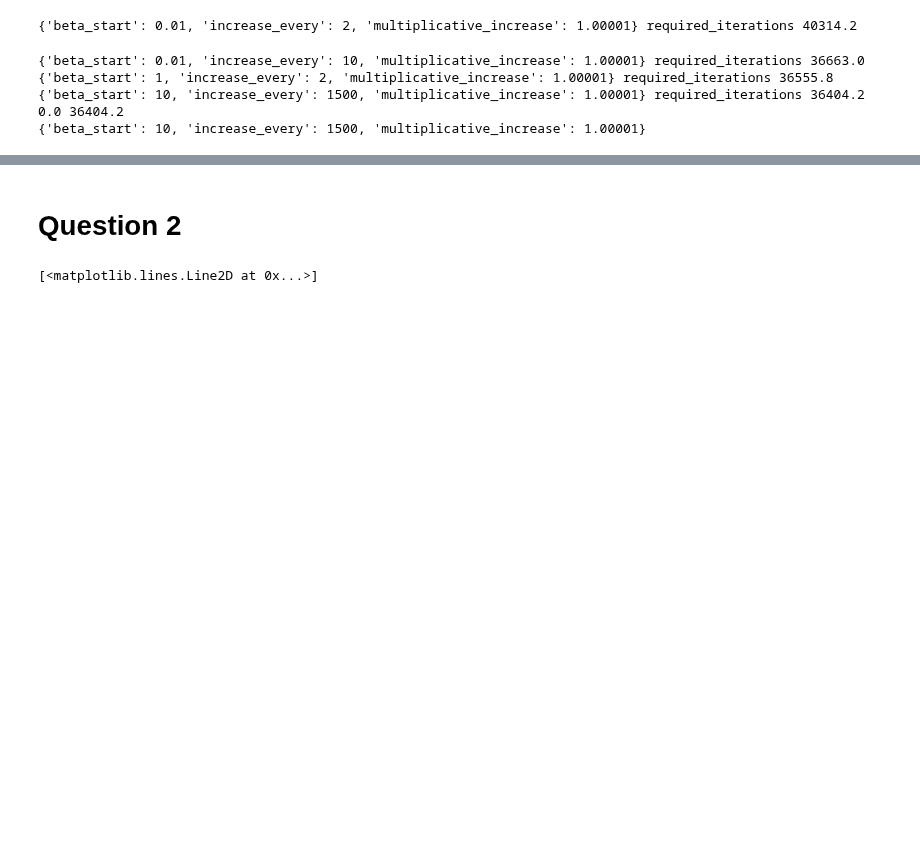
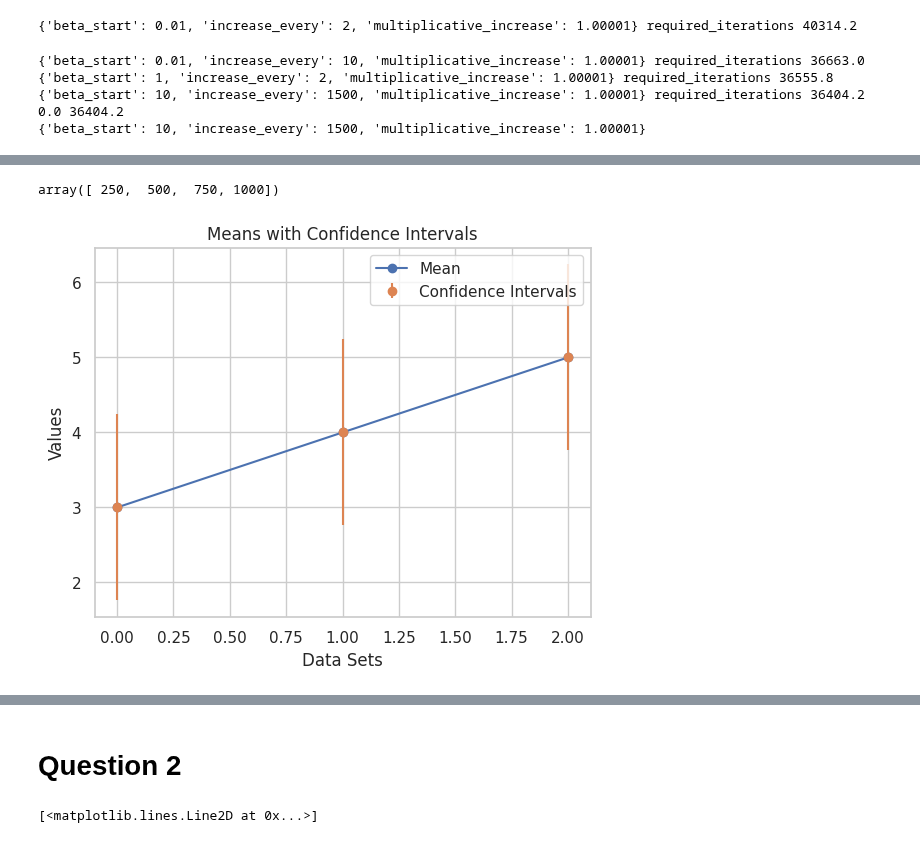
Before and after one commit to michelelupini/MC-project, a Jupyter notebook: new_main.ipynb, the cells around one changed output, grey strips where cells are left out. Cells and saved outputs as stored; diff of their text form; code cells hidden in the pictures; blank space fills up the shorter version.

```diff
--- a/new_main.ipynb
+++ b/new_main.ipynb
@@ -127,0 +148,37 @@ KeyboardInterrupt:
+# %%
+m_values
+# %% [output]
+array([ 250,  500,  750, 1000])
+# %%
+import numpy as np
+import matplotlib.pyplot as plt
+
+# Assuming 'data' is your list of lists
+data = [[1, 2, 3, 4, 5],
+        [2, 3, 4, 5, 6],
+        [3, 4, 5, 6, 7]]
+
+# Calculate means and confidence intervals
+means = np.mean(data, axis=1)
+std_devs = np.std(data, axis=1)
+confidence_intervals = 1.96 * std_devs / np.sqrt(len(data[0]))
+
+# Create x-axis values (assuming each list has the same length)
+x_values = np.arange(len(means))
+
+# Plot means
+plt.plot(x_values, means, marker='o', label='Mean')
+
+# Plot confidence intervals as error bars
+plt.errorbar(x_values, means, yerr=confidence_intervals, fmt='o', label='Confidence Intervals')
+
+# Add labels and title
+plt.xlabel('Data Sets')
+plt.ylabel('Values')
+plt.title('Means with Confidence Intervals')
+plt.legend()
+
+# Show the plot
+plt.show()
+# %% [output]
+[figure, added]
```
Also changed, not shown: parts of 8 cells of this notebook, 3 other files.
